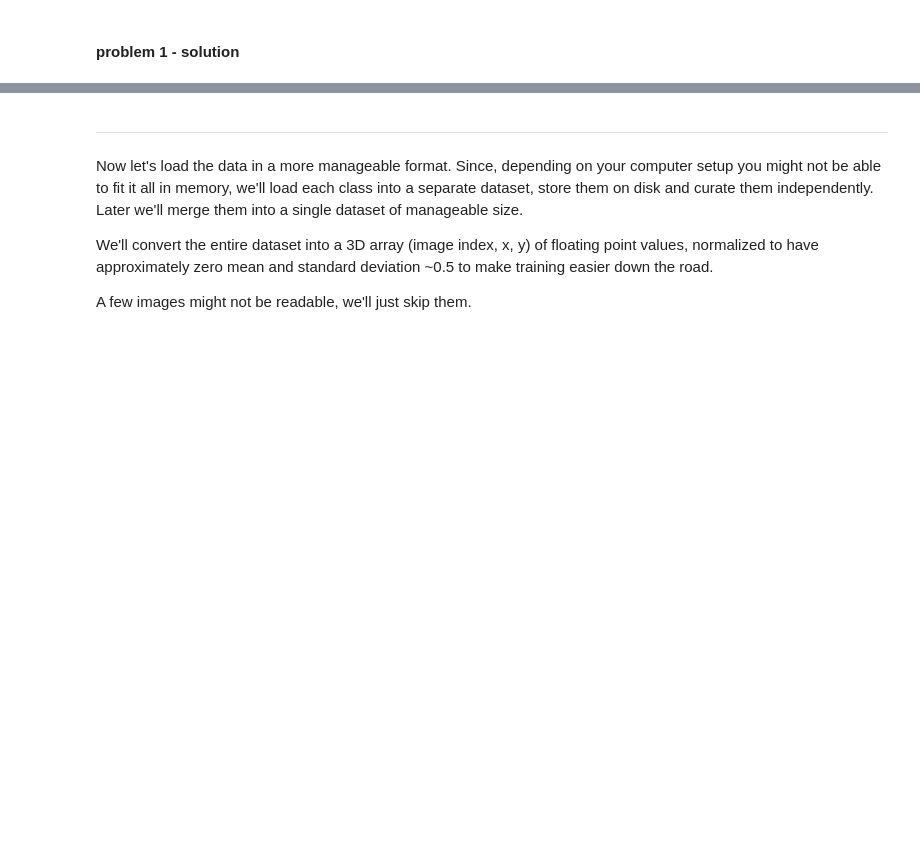
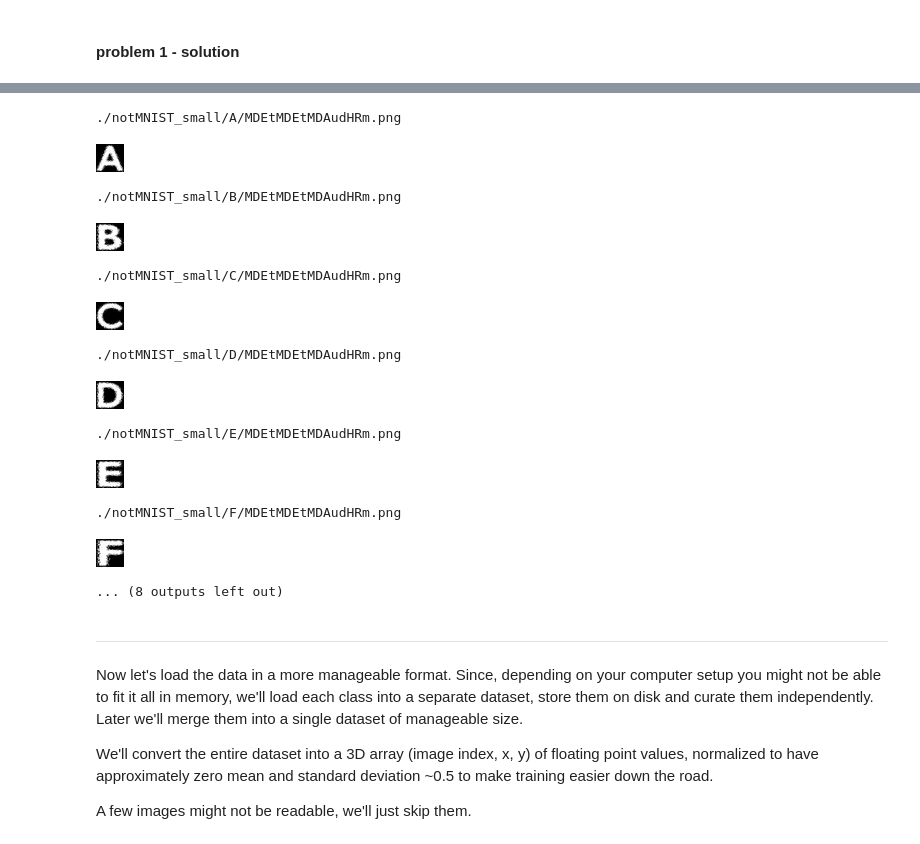
Before and after one commit to patadadeburro/deep_learning_uda730, a Jupyter notebook: assignement_1.ipynb, the cells around one changed output, grey strips where cells are left out. Saved outputs shown, nothing was run; the diff lists cells and outputs as text; code cells hidden in the pictures; blank space fills up the shorter version.

```diff
--- a/assignement_1.ipynb
+++ b/assignement_1.ipynb
@@ -295,3 +274,19 @@ print( s )
+# %%
+get_file_paths( test_folders )
+# %% [output]
+./notMNIST_small/A/MDEtMDEtMDAudHRm.png
+[figure, added]
+./notMNIST_small/B/MDEtMDEtMDAudHRm.png
+[figure, added]
+./notMNIST_small/C/MDEtMDEtMDAudHRm.png
+[figure, added]
+./notMNIST_small/D/MDEtMDEtMDAudHRm.png
+[figure, added]
+./notMNIST_small/E/MDEtMDEtMDAudHRm.png
+[figure, added]
+./notMNIST_small/F/MDEtMDEtMDAudHRm.png
+[figure, added]
+... (8 outputs left out)
 # %% [markdown]
 ---
 
```
Also changed, not shown: parts of 11 cells of this notebook.
